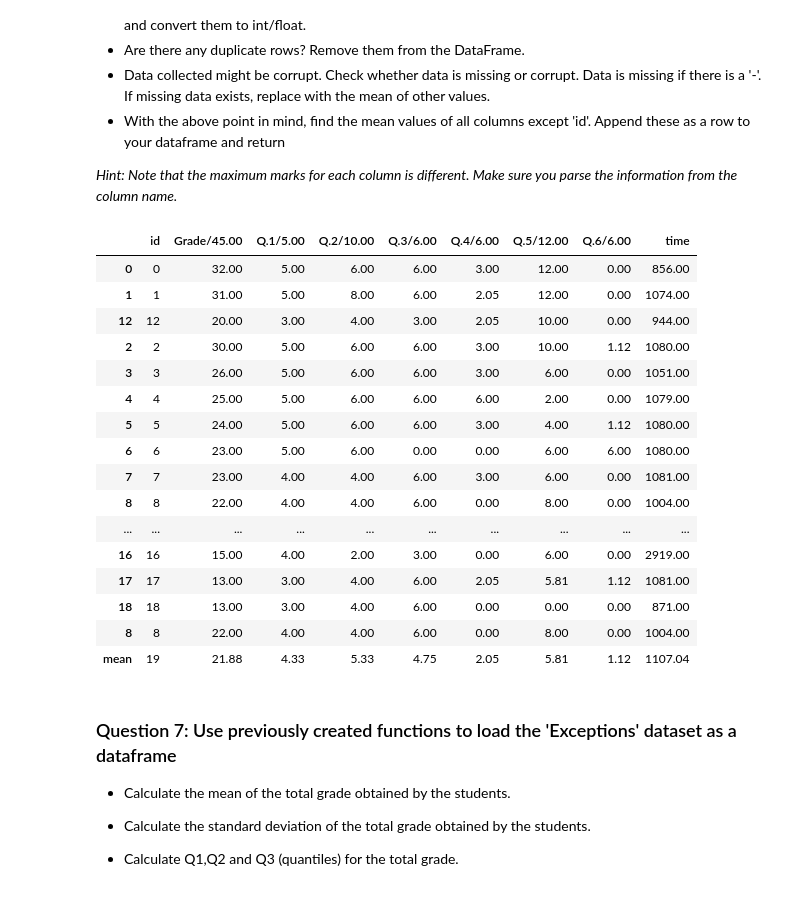
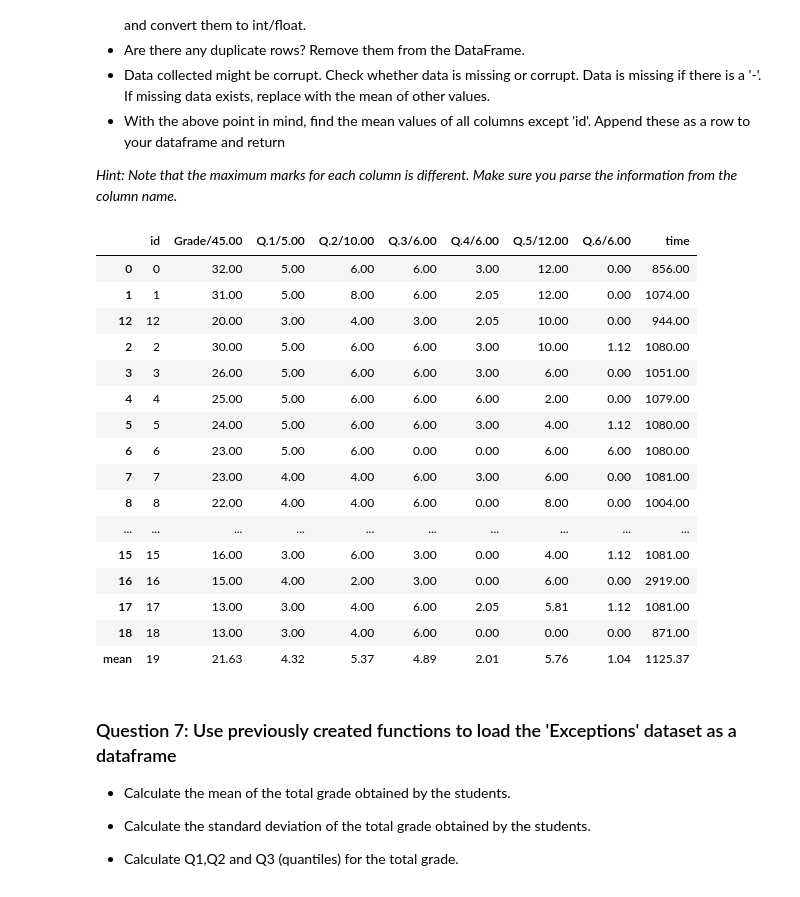
Before and after one commit to hrshagrwl/data-wrangling, a Jupyter notebook: data_wrangling_project_template.ipynb, the cells around one changed output. Drawn from its saved outputs; the diff is of its cells as text; code cells hidden in the pictures.

Commit message:
Fix Drop Duplicates function

```diff
--- a/data_wrangling_project_template.ipynb
+++ b/data_wrangling_project_template.ipynb
@@ -325,39 +325,39 @@ def Q6_function(df):
 
         # Fill the NaN values with the mean of the column
         df[col].fillna(df[col].mean().round(2), inplace = True)
 
 
     # Drop the duplicate
-    df = df.loc[:, ~df.columns.duplicated()]
+    df = df.drop_duplicates()
 
     df.loc['mean'] = df.loc[:, df.columns != 'id'].mean().round(2)
 
     df.loc['mean', 'id'] = df['id'].max() + 1
     df['id'] = df['id'].astype(int)
     return df
 
 
 # Call the function and print the results.
 Q6_df = Q6_function(Q5_df)
 Q6_df
 # %% [output]
 |  | id | Grade/45.00 | Q.1/5.00 | Q.2/10.00 | Q.3/6.00 | Q.4/6.00 | Q.5/12.00 | Q.6/6.00 | time |
 | 0 | 0 | 32.00 | 5.00 | 6.00 | 6.00 | 3.00 | 12.00 | 0.00 | 856.00 |
 | 1 | 1 | 31.00 | 5.00 | 8.00 | 6.00 | 2.05 | 12.00 | 0.00 | 1074.00 |
 | 12 | 12 | 20.00 | 3.00 | 4.00 | 3.00 | 2.05 | 10.00 | 0.00 | 944.00 |
 | 2 | 2 | 30.00 | 5.00 | 6.00 | 6.00 | 3.00 | 10.00 | 1.12 | 1080.00 |
 | 3 | 3 | 26.00 | 5.00 | 6.00 | 6.00 | 3.00 | 6.00 | 0.00 | 1051.00 |
 | 4 | 4 | 25.00 | 5.00 | 6.00 | 6.00 | 6.00 | 2.00 | 0.00 | 1079.00 |
 | 5 | 5 | 24.00 | 5.00 | 6.00 | 6.00 | 3.00 | 4.00 | 1.12 | 1080.00 |
 | 6 | 6 | 23.00 | 5.00 | 6.00 | 0.00 | 0.00 | 6.00 | 6.00 | 1080.00 |
 | 7 | 7 | 23.00 | 4.00 | 4.00 | 6.00 | 3.00 | 6.00 | 0.00 | 1081.00 |
 | 8 | 8 | 22.00 | 4.00 | 4.00 | 6.00 | 0.00 | 8.00 | 0.00 | 1004.00 |
 | ... | ... | ... | ... | ... | ... | ... | ... | ... | ... |
+| 15 | 15 | 16.00 | 3.00 | 6.00 | 3.00 | 0.00 | 4.00 | 1.12 | 1081.00 |
 | 16 | 16 | 15.00 | 4.00 | 2.00 | 3.00 | 0.00 | 6.00 | 0.00 | 2919.00 |
 | 17 | 17 | 13.00 | 3.00 | 4.00 | 6.00 | 2.05 | 5.81 | 1.12 | 1081.00 |
 | 18 | 18 | 13.00 | 3.00 | 4.00 | 6.00 | 0.00 | 0.00 | 0.00 | 871.00 |
-| 8 | 8 | 22.00 | 4.00 | 4.00 | 6.00 | 0.00 | 8.00 | 0.00 | 1004.00 |
-| mean | 19 | 21.88 | 4.33 | 5.33 | 4.75 | 2.05 | 5.81 | 1.12 | 1107.04 |
+| mean | 19 | 21.63 | 4.32 | 5.37 | 4.89 | 2.01 | 5.76 | 1.04 | 1125.37 |
 # %% [markdown]
 ### Question 7: Use previously created functions to load the 'Exceptions' dataset as a dataframe
 
```
Also changed, not shown: parts of 1 cell of this notebook.
